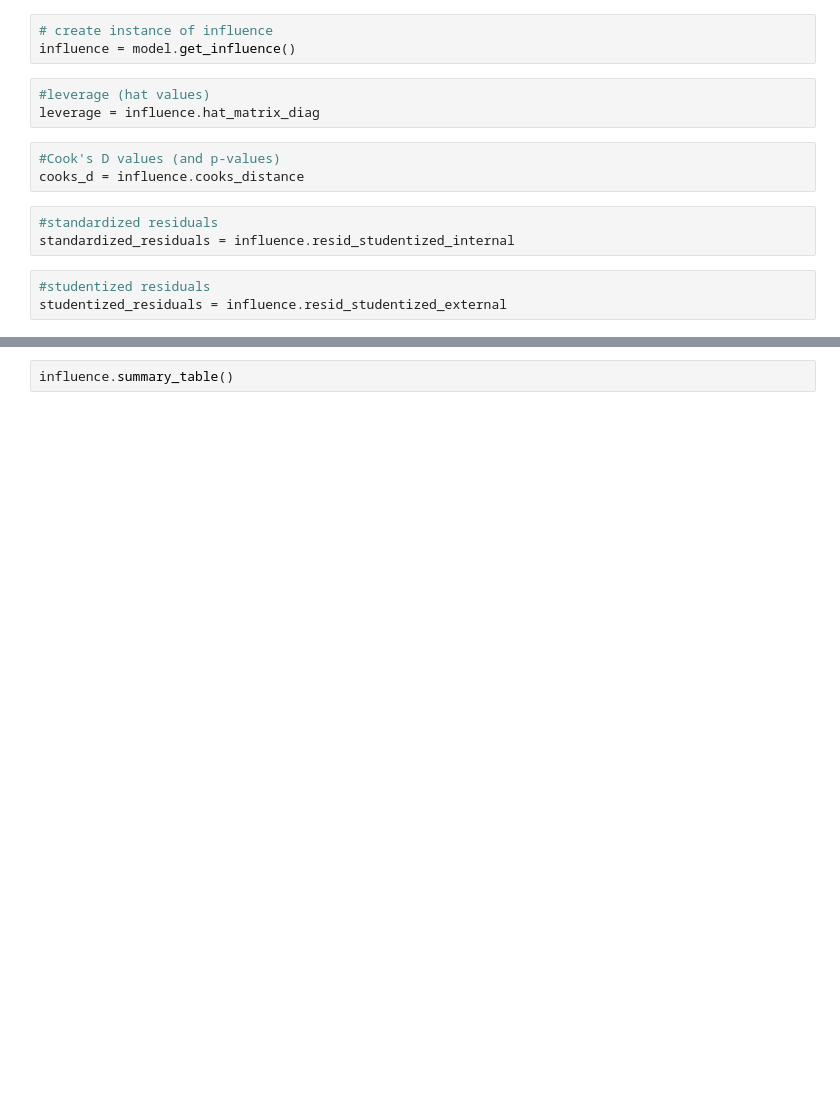
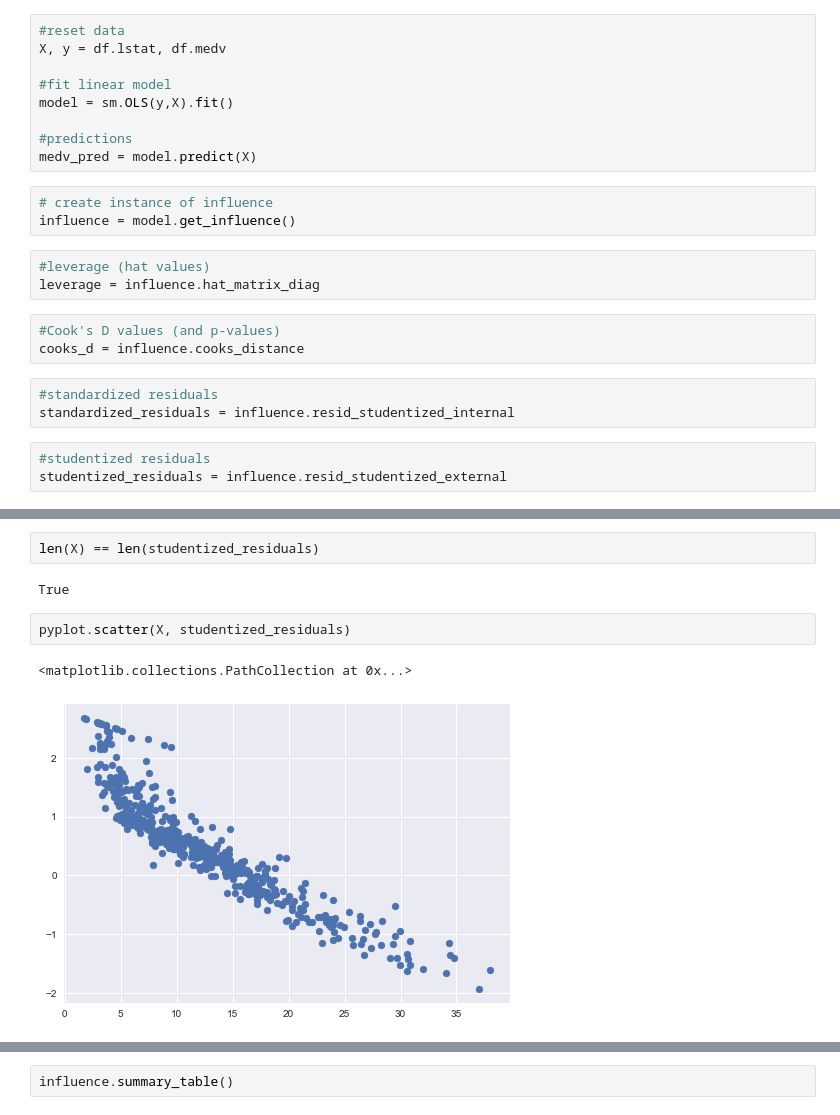
Before and after one commit to jcanque777/islr_labs, a Jupyter notebook: boston_housing.ipynb, the cells around one changed output, grey strips where cells are left out. Saved outputs shown, nothing was run; the diff lists cells and outputs as text; blank space fills up the shorter version.

```diff
--- a/boston_housing.ipynb
+++ b/boston_housing.ipynb
@@ -360,6 +360,15 @@ for ax in axs.flat:
 [figure]
 # %% [markdown]
 ## hatvalues()
+# %%
+#reset data
+X, y = df.lstat, df.medv
+
+#fit linear model
+model = sm.OLS(y,X).fit()
+
+#predictions
+medv_pred = model.predict(X)
 # %%
 # create instance of influence
 influence = model.get_influence()
@@ -377,0 +499,9 @@ studentized_residuals = influence.resid_studentized_external
+# %%
+len(X) == len(studentized_residuals)
+# %% [output]
+True
+# %%
+pyplot.scatter(X, studentized_residuals)
+# %% [output]
+<matplotlib.collections.PathCollection at 0x...>
+[figure, added]
```
Also changed, not shown: parts of 27 cells of this notebook.
